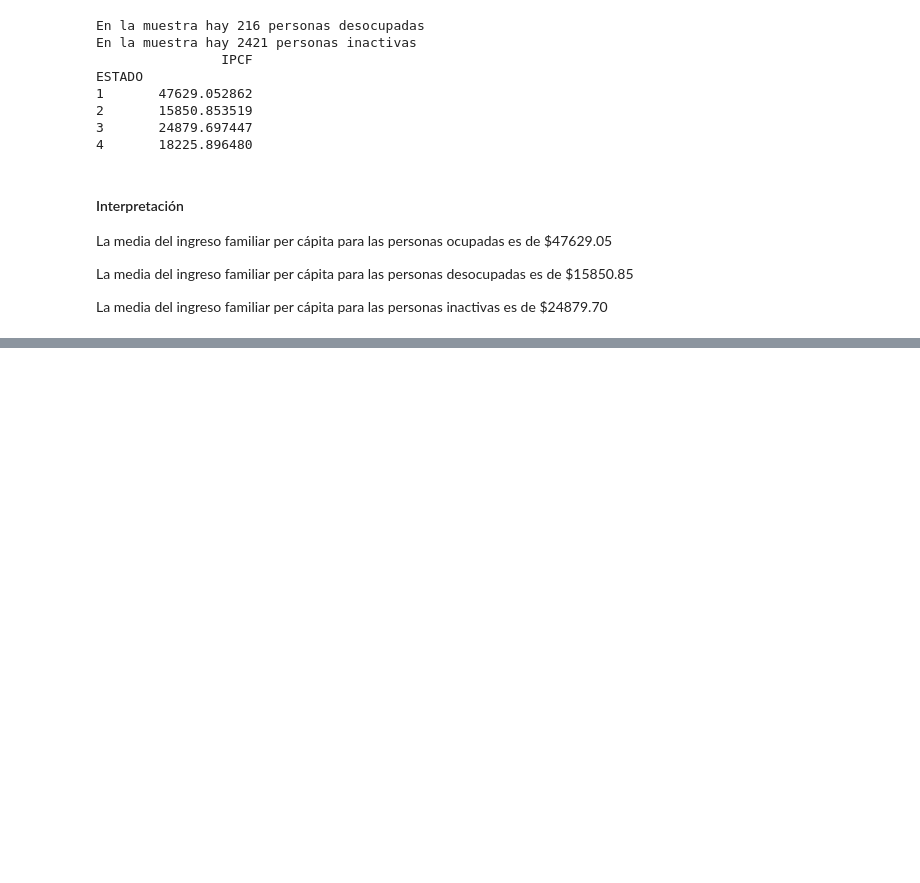
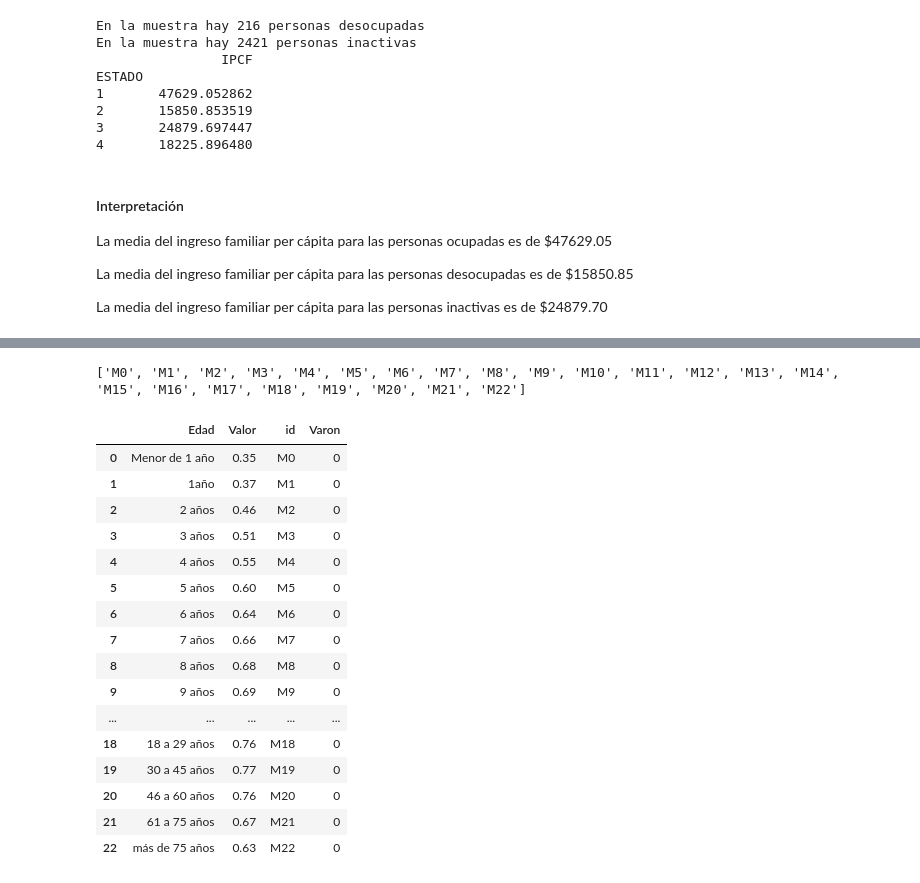
Before and after one commit to hpilar/TrabajosPracticos-Grupo4, a Jupyter notebook: TP2/TP2.ipynb, the cells around one changed output, grey strips where cells are left out. Cells and saved outputs as stored; diff of their text form; code cells hidden in the pictures; blank space fills up the shorter version.

```diff
--- a/TP2/TP2.ipynb
+++ b/TP2/TP2.ipynb
@@ -233,0 +305,5 @@ La media del ingreso familiar per cápita para las personas inactivas es de $248
+# %%
+# Importamos la tabla de equivalencias
+tabla_adulto=pd.read_excel("tabla_adulto_equiv.xls", header = 4, nrows=23, )
+tabla_adulto.rename({'Unnamed: 0':'Edad','Unnamed: 1':'Mujeres','Unnamed: 2':'Varones'}, axis=1, inplace = True)
+tabla_adulto
@@ -233,0 +328,8 @@ La media del ingreso familiar per cápita para las personas inactivas es de $248
+# %%
+# Generamos una nueva tabla para mujeres
+tabla_adulto_m = tabla_adulto[["Edad","Mujeres"]]
+tabla_adulto_m
+
+# Generamos una nueva tabla para varones
+tabla_adulto_v = tabla_adulto[["Edad","Varones"]]
+tabla_adulto_v
@@ -233,0 +354,35 @@ La media del ingreso familiar per cápita para las personas inactivas es de $248
+# %%
+# Generamos Ids para mujeres
+N=0
+temp = 0
+lista = []
+for i in range(23):
+    temp = "M" + str(N)
+    lista.append(temp)
+    N=N+1
+
+print(lista)
+
+tabla_adulto_m["id"]=lista
+tabla_adulto_m["Varon"]=0
+tabla_adulto_m.rename({'Mujeres':'Valor'}, axis=1, inplace = True)
+tabla_adulto_m
+# %% [output]
+['M0', 'M1', 'M2', 'M3', 'M4', 'M5', 'M6', 'M7', 'M8', 'M9', 'M10', 'M11', 'M12', 'M13', 'M14', 'M15', 'M16', 'M17', 'M18', 'M19', 'M20', 'M21', 'M22']
+|  | Edad | Valor | id | Varon |
+| 0 | Menor de 1 año | 0.35 | M0 | 0 |
+| 1 | 1año | 0.37 | M1 | 0 |
+| 2 | 2 años | 0.46 | M2 | 0 |
+| 3 | 3 años | 0.51 | M3 | 0 |
+| 4 | 4 años | 0.55 | M4 | 0 |
+| 5 | 5 años | 0.60 | M5 | 0 |
+| 6 | 6 años | 0.64 | M6 | 0 |
+| 7 | 7 años | 0.66 | M7 | 0 |
+| 8 | 8 años | 0.68 | M8 | 0 |
+| 9 | 9 años | 0.69 | M9 | 0 |
+| ... | ... | ... | ... | ... |
+| 18 | 18 a 29 años | 0.76 | M18 | 0 |
+| 19 | 30 a 45 años | 0.77 | M19 | 0 |
+| 20 | 46 a 60 años | 0.76 | M20 | 0 |
+| 21 | 61 a 75 años | 0.67 | M21 | 0 |
+| 22 | más de 75 años | 0.63 | M22 | 0 |
```
Also changed, not shown: parts of 8 cells of this notebook, 1 other file.
